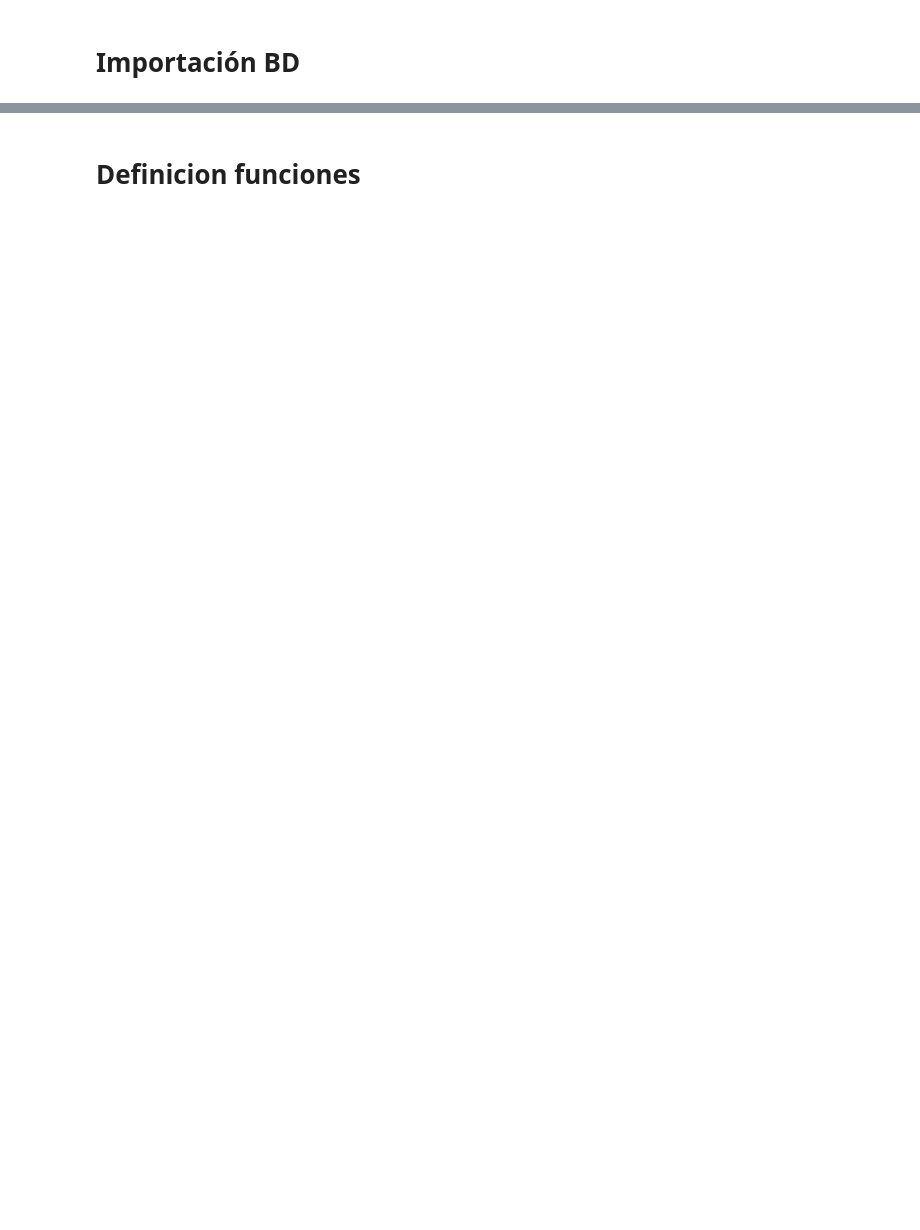
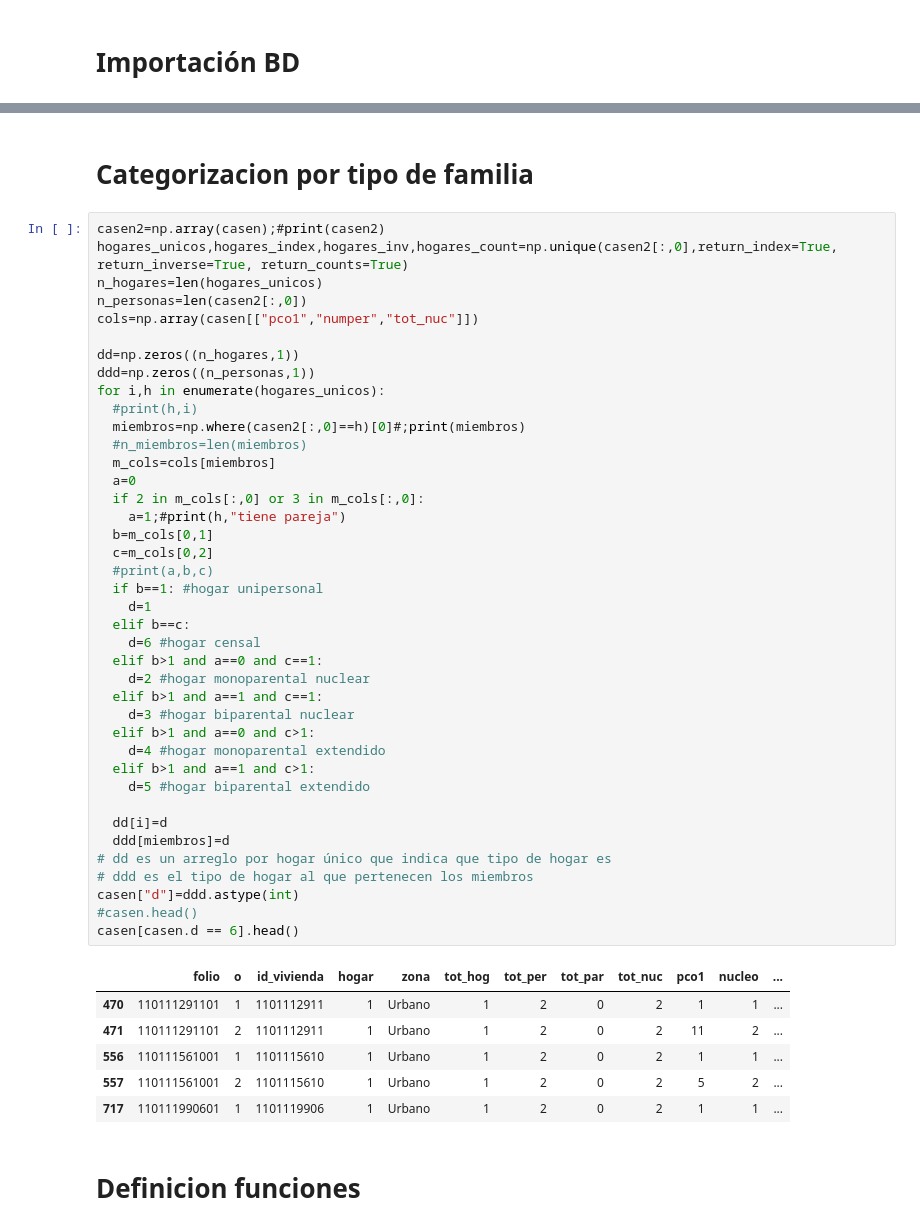
Before and after one commit to Maxmuleiv/Proyecto-Industrial, a Jupyter notebook: AnalisisPobrezaMultidimensional.ipynb, the cells around one changed output, grey strips where cells are left out. Cells and saved outputs as stored; diff of their text form; blank space fills up the shorter version.

```diff
--- a/AnalisisPobrezaMultidimensional.ipynb
+++ b/AnalisisPobrezaMultidimensional.ipynb
@@ -22,3 +34,52 @@ dimensiones = pd.read_csv(url22,";") #importación base datos por dimension
+# %% [markdown]
+# Categorizacion por tipo de familia
+# %%
+casen2=np.array(casen);#print(casen2)
+hogares_unicos,hogares_index,hogares_inv,hogares_count=np.unique(casen2[:,0],return_index=True, return_inverse=True, return_counts=True)
+n_hogares=len(hogares_unicos)
+n_personas=len(casen2[:,0])
+cols=np.array(casen[["pco1","numper","tot_nuc"]])
+
+dd=np.zeros((n_hogares,1))
+ddd=np.zeros((n_personas,1))
+for i,h in enumerate(hogares_unicos):
+  #print(h,i)
+  miembros=np.where(casen2[:,0]==h)[0]#;print(miembros)
+  #n_miembros=len(miembros)
+  m_cols=cols[miembros]
+  a=0
+  if 2 in m_cols[:,0] or 3 in m_cols[:,0]:
+    a=1;#print(h,"tiene pareja")
+  b=m_cols[0,1]
+  c=m_cols[0,2]
+  #print(a,b,c)
+  if b==1: #hogar unipersonal
+    d=1
+  elif b==c:
+    d=6 #hogar censal
+  elif b>1 and a==0 and c==1:
+    d=2 #hogar monoparental nuclear
+  elif b>1 and a==1 and c==1:
+    d=3 #hogar biparental nuclear
+  elif b>1 and a==0 and c>1:
+    d=4 #hogar monoparental extendido
+  elif b>1 and a==1 and c>1:
+    d=5 #hogar biparental extendido
+
+  dd[i]=d
+  ddd[miembros]=d
+# dd es un arreglo por hogar único que indica que tipo de hogar es
+# ddd es el tipo de hogar al que pertenecen los miembros
+casen["d"]=ddd.astype(int)
+#casen.head()
+casen[casen.d == 6].head()
+# %% [output]
+|  | folio | o | id_vivienda | hogar | zona | tot_hog | tot_per | tot_par | tot_nuc | pco1 | nucleo | ... |
+| 470 | 110111291101 | 1 | 1101112911 | 1 | Urbano | 1 | 2 | 0 | 2 | 1 | 1 | ... |
+| 471 | 110111291101 | 2 | 1101112911 | 1 | Urbano | 1 | 2 | 0 | 2 | 11 | 2 | ... |
+| 556 | 110111561001 | 1 | 1101115610 | 1 | Urbano | 1 | 2 | 0 | 2 | 1 | 1 | ... |
+| 557 | 110111561001 | 2 | 1101115610 | 1 | Urbano | 1 | 2 | 0 | 2 | 5 | 2 | ... |
+| 717 | 110111990601 | 1 | 1101119906 | 1 | Urbano | 1 | 2 | 0 | 2 | 1 | 1 | ... |
 # %% [markdown]
 # Definicion funciones
 # %%
```
Also changed, not shown: parts of 26 cells of this notebook.
